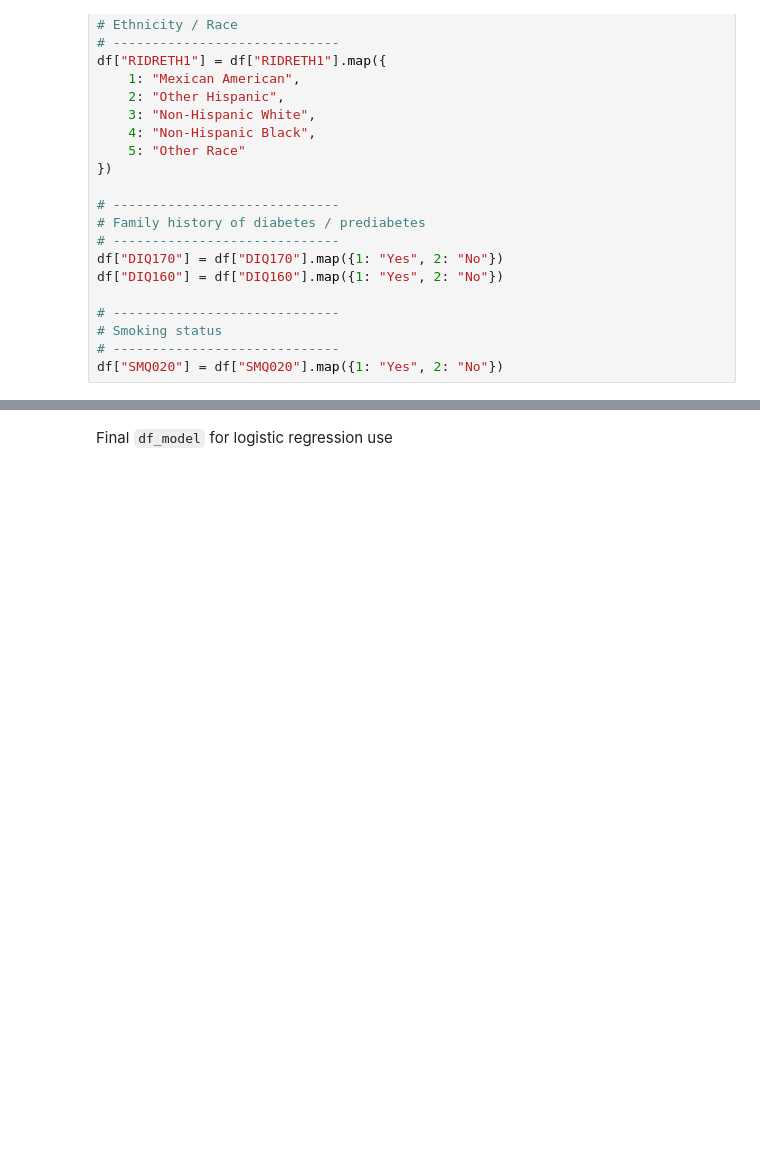
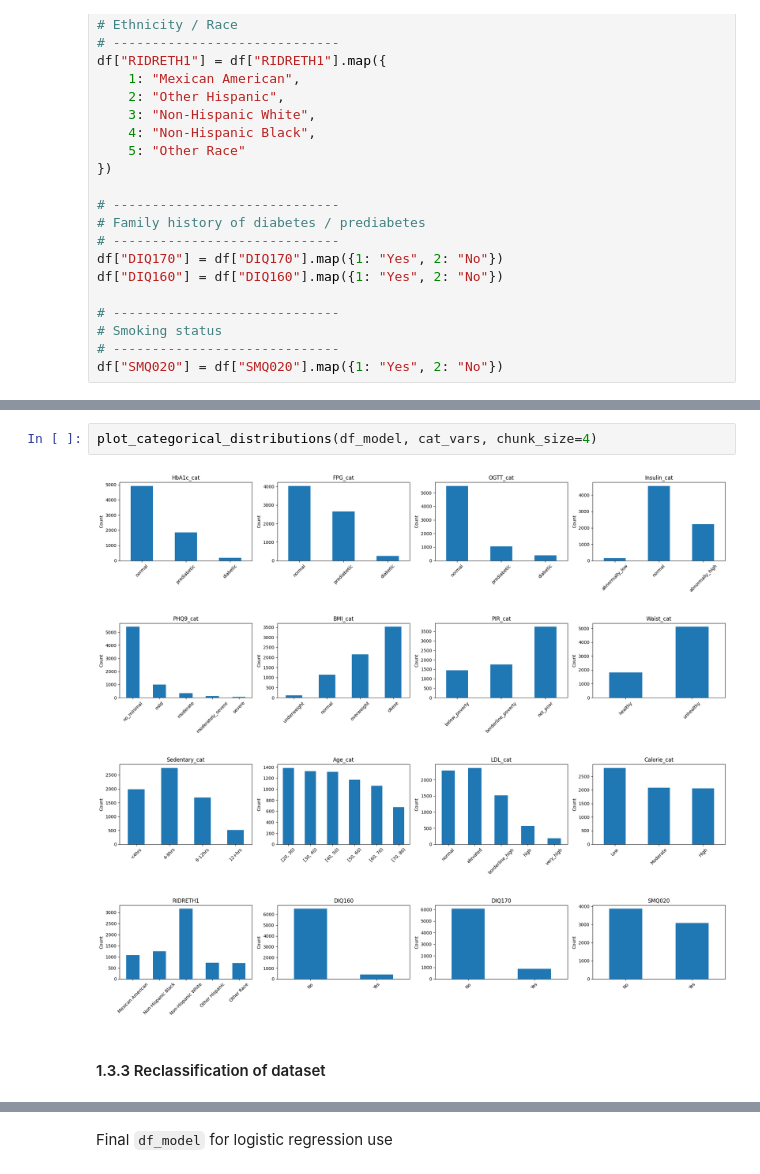
Before and after one commit to the-skyfishy/NHANES-depression-diabetes-analysis, a Jupyter notebook: BIOPAL_Report.ipynb, the cells around one changed output, grey strips where cells are left out. Cells and saved outputs as stored; diff of their text form; blank space fills up the shorter version.

```diff
--- a/BIOPAL_Report.ipynb
+++ b/BIOPAL_Report.ipynb
@@ -653,0 +683,9 @@ def plot_categorical_distributions(df, variables, chunk_size=4):
+# %%
+plot_categorical_distributions(df_model, cat_vars, chunk_size=4)
+# %% [output]
+[figure, added]
+[figure, added]
+[figure, added]
+[figure, added]
+# %% [markdown]
+#### 1.3.3 Reclassification of dataset
```
Also changed, not shown: parts of 38 cells of this notebook.
